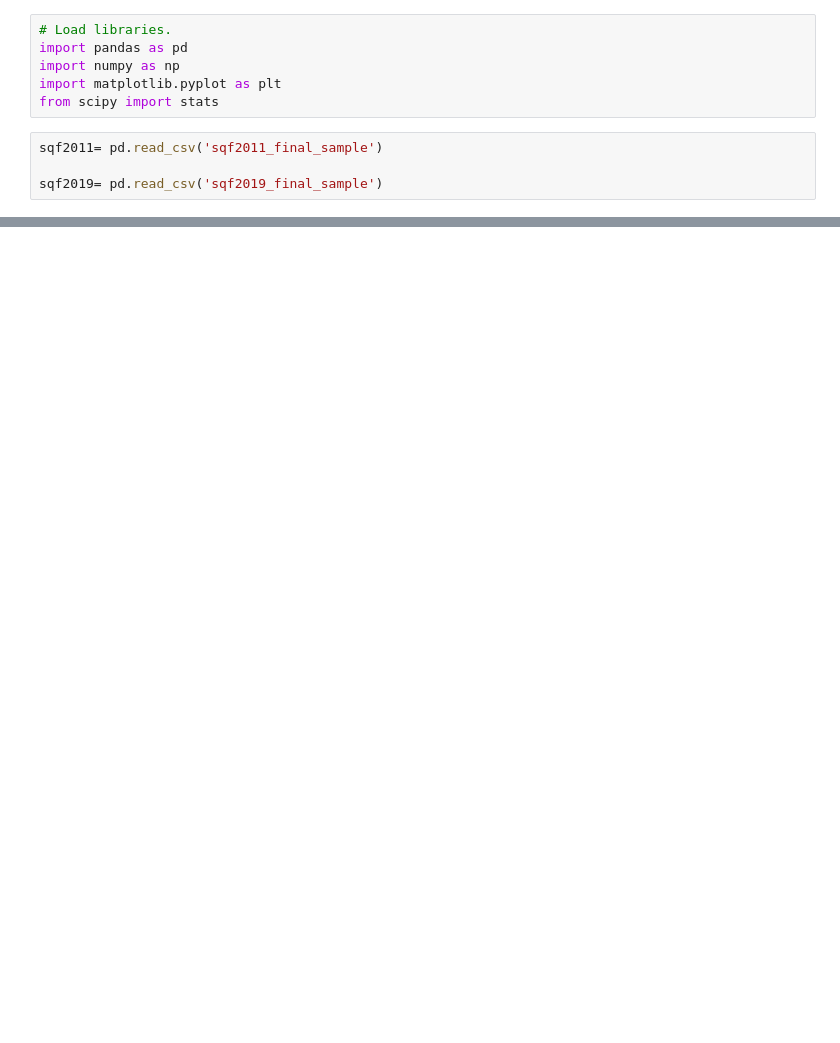
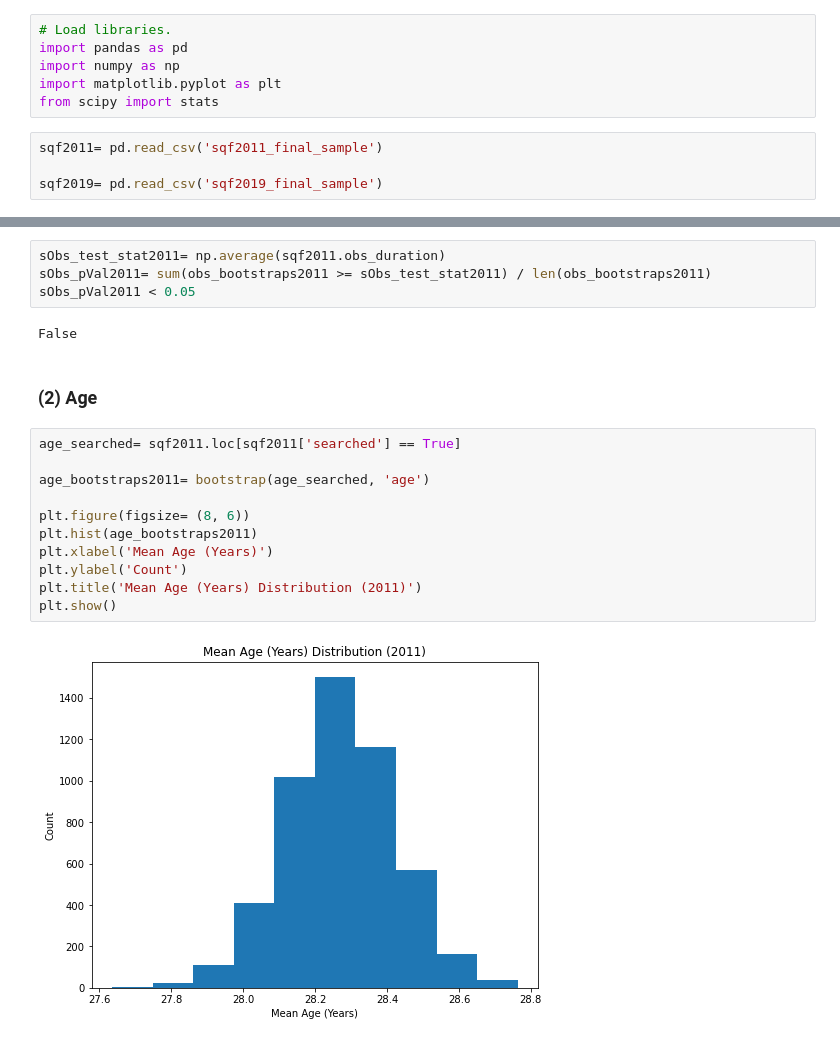
Before and after one commit to leajv123/Data-Science-Project-2950-, a Jupyter notebook: LEA_PhaseIV_Work.ipynb, the cells around one changed output, grey strips where cells are left out. Cells and saved outputs as stored; diff of their text form; blank space fills up the shorter version.

```diff
--- a/LEA_PhaseIV_Work.ipynb
+++ b/LEA_PhaseIV_Work.ipynb
@@ -259,0 +162,21 @@ False
+# %%
+sObs_test_stat2011= np.average(sqf2011.obs_duration)
+sObs_pVal2011= sum(obs_bootstraps2011 >= sObs_test_stat2011) / len(obs_bootstraps2011)
+sObs_pVal2011 < 0.05
+# %% [output]
+False
+# %% [markdown]
+### (2) Age
+# %%
+age_searched= sqf2011.loc[sqf2011['searched'] == True]
+
+age_bootstraps2011= bootstrap(age_searched, 'age')
+
+plt.figure(figsize= (8, 6))
+plt.hist(age_bootstraps2011)
+plt.xlabel('Mean Age (Years)')
+plt.ylabel('Count')
+plt.title('Mean Age (Years) Distribution (2011)')
+plt.show()
+# %% [output]
+[figure, added]
```
Also changed, not shown: parts of 142 cells of this notebook.
